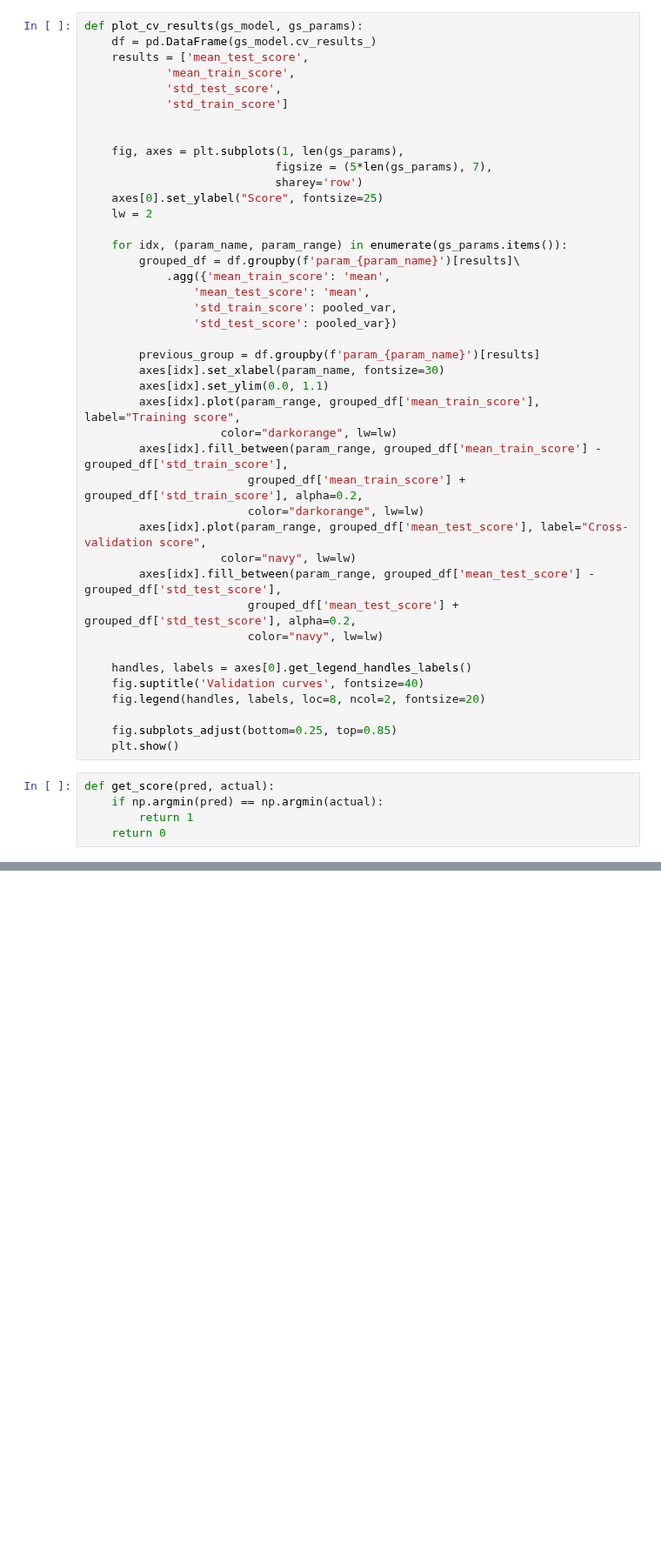
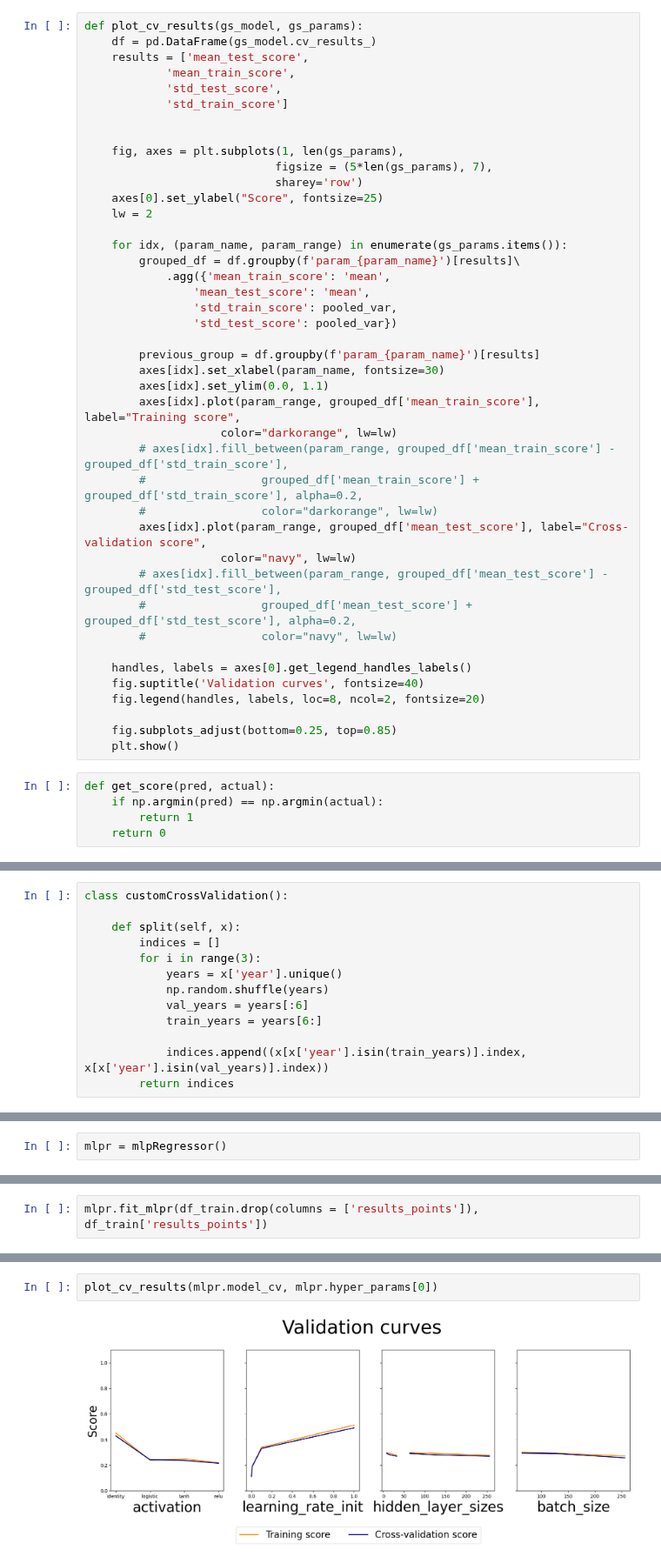
Before and after one commit to Nipun-Gupta26/ML-Project, a Jupyter notebook: find_cv_params/multilayer_perceptron/mlp.ipynb, the cells around one changed output, grey strips where cells are left out. Shown at 87% size. Drawn from its saved outputs; the diff is of its cells as text; blank space fills up the shorter version.

```diff
--- a/find_cv_params/multilayer_perceptron/mlp.ipynb
+++ b/find_cv_params/multilayer_perceptron/mlp.ipynb
@@ -39,14 +39,14 @@ def plot_cv_results(gs_model, gs_params):
         axes[idx].set_ylim(0.0, 1.1)
         axes[idx].plot(param_range, grouped_df['mean_train_score'], label="Training score",
                     color="darkorange", lw=lw)
-        axes[idx].fill_between(param_range, grouped_df['mean_train_score'] - grouped_df['std_train_score'],
-                        grouped_df['mean_train_score'] + grouped_df['std_train_score'], alpha=0.2,
-                        color="darkorange", lw=lw)
+        # axes[idx].fill_between(param_range, grouped_df['mean_train_score'] - grouped_df['std_train_score'],
+        #                 grouped_df['mean_train_score'] + grouped_df['std_train_score'], alpha=0.2,
+        #                 color="darkorange", lw=lw)
         axes[idx].plot(param_range, grouped_df['mean_test_score'], label="Cross-validation score",
                     color="navy", lw=lw)
-        axes[idx].fill_between(param_range, grouped_df['mean_test_score'] - grouped_df['std_test_score'],
-                        grouped_df['mean_test_score'] + grouped_df['std_test_score'], alpha=0.2,
-                        color="navy", lw=lw)
+        # axes[idx].fill_between(param_range, grouped_df['mean_test_score'] - grouped_df['std_test_score'],
+        #                 grouped_df['mean_test_score'] + grouped_df['std_test_score'], alpha=0.2,
+        #                 color="navy", lw=lw)
 
     handles, labels = axes[0].get_legend_handles_labels()
     fig.suptitle('Validation curves', fontsize=40)
@@ -61,0 +96,13 @@ def get_score(pred, actual):
+# %%
+class customCrossValidation():
+
+    def split(self, x):
+        indices = []
+        for i in range(3):
+            years = x['year'].unique()
+            np.random.shuffle(years)
+            val_years = years[:6]
+            train_years = years[6:]
+
+            indices.append((x[x['year'].isin(train_years)].index, x[x['year'].isin(val_years)].index))
+        return indices
@@ -61,0 +168,2 @@ def get_score(pred, actual):
+# %%
+mlpr = mlpRegressor()
@@ -61,0 +197,2 @@ def get_score(pred, actual):
+# %%
+mlpr.fit_mlpr(df_train.drop(columns = ['results_points']), df_train['results_points'])
@@ -61,0 +211,4 @@ def get_score(pred, actual):
+# %%
+plot_cv_results(mlpr.model_cv, mlpr.hyper_params[0])
+# %% [output]
+[figure, added]
```
Also changed, not shown: parts of 6 cells of this notebook, 19 other files.
